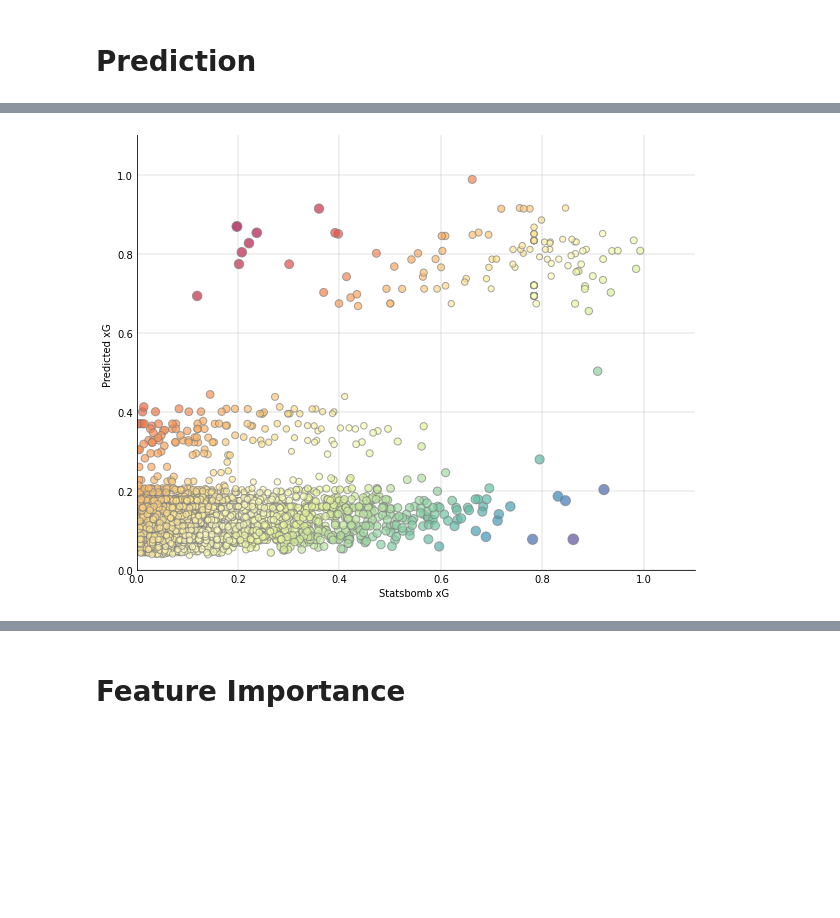
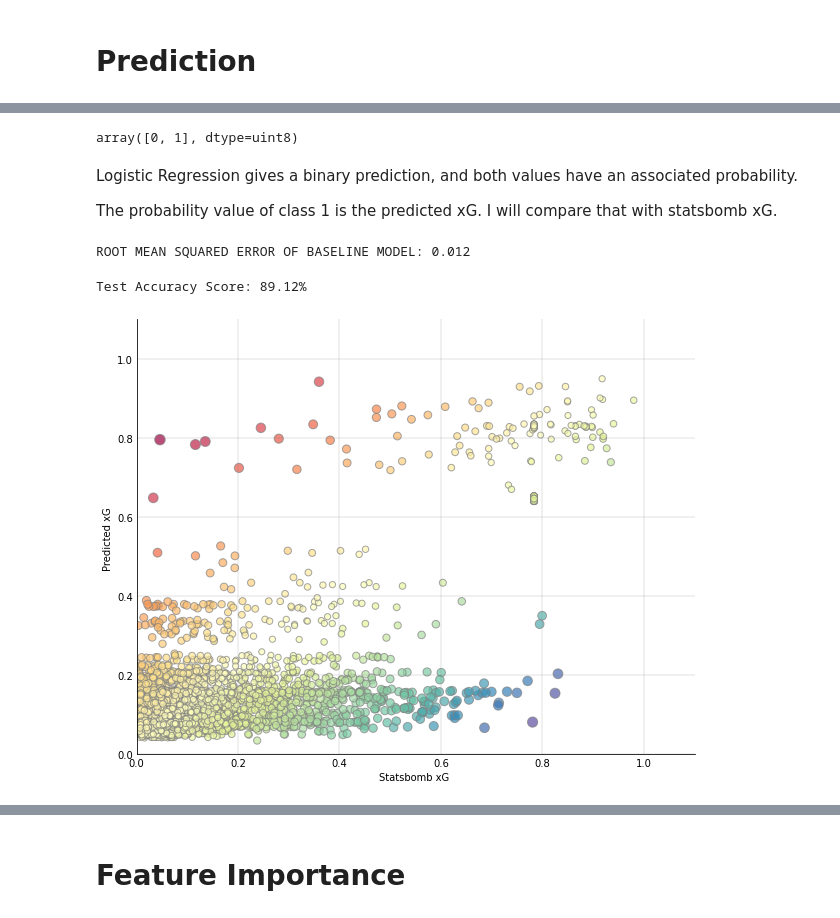
Before and after one commit to AnasKunda/aml_project, a Jupyter notebook: baseline_model_notebook.ipynb, the cells around one changed output, grey strips where cells are left out. Cells and saved outputs as stored; diff of their text form; code cells hidden in the pictures; blank space fills up the shorter version.

Commit message:
Added files with output values.
Earlier the output values were not visible.

```diff
--- a/baseline_model_notebook.ipynb
+++ b/baseline_model_notebook.ipynb
@@ -144,0 +126,15 @@ error = np.subtract(
+# %%
+''' Making prediction on test set.
+
+Variables:-
+baseline - sklearn.linear_model.LogisticRegression object - baseline model
+dependent_test - test set of dependent variables
+'''
+predictions = baseline.predict(dependent_test.drop(['statsbomb_xg','event_id'],axis=1))
+np.unique(predictions)
+# %% [output]
+array([0, 1], dtype=uint8)
+# %% [markdown]
+Logistic Regression gives a binary prediction, and both values have an associated probability.
+
+The probability value of class 1 is the predicted xG. I will compare that with statsbomb xG.
@@ -145,25 +149,61 @@ error = np.subtract(
+# %%
+''' Measureing root mean squared error.
+    Notice that I am finding error of numerical values. Hence RMSE is used.
+
+    Variables:-
+    dependent_test - Series - test set of dependent variables
+    test_xG - Numpy array - predicted xG value
+'''
+rmse = metrics.mean_squared_error(y_true=dependent_test.drop(['event_id'],axis=1)['statsbomb_xg'], y_pred=test_xG, squared=False)
+print(f'ROOT MEAN SQUARED ERROR OF BASELINE MODEL: {round(rmse, 4)}')
+# %% [output]
+ROOT MEAN SQUARED ERROR OF BASELINE MODEL: 0.012
+# %%
+''' Checking the classification accuracy of baseline model.
+    Here, the binary output is compared against goal_True target variable in test set
+
+    Variables:-
+    baseline - sklearn.linear_model.LogisticRegression object - baseline model
+    dependent_test - Series - test set of dependent variables
+'''
+score = baseline.score(X=dependent_test.drop(['statsbomb_xg','event_id'],axis=1), y=target_test)
+print(f"Test Accuracy Score: {round(score*100,2)}%")
+# %% [output]
+Test Accuracy Score: 89.12%
 # %%
+''' Plotting predicted xG versus statsbomb xG.
+
+    Variables:-
+    dependent_test - Series - test set of dependent variables
+    test_xG - Numpy array - predicted xG value
+
+'''
+# calculating error between statsbomb_xg and predicted xg
+error = np.subtract(
+    dependent_test['statsbomb_xg'],
+    test_xG
+)
 
 plt.figure(figsize=(10,8))
 plt.xlim(0,1.1)
 plt.ylim(0,1.1)
 plt.grid(
     color='gray',
     alpha=0.15,
     linewidth=1.5
 )
 g=plt.scatter(
     dependent_test['statsbomb_xg'],
     test_xG,
     s=(plt.rcParams['lines.markersize'] * (1+np.absolute(error))) ** 2,
     c=error,
     alpha=0.7,
     edgecolors='gray',
     cmap='Spectral'
 )
 g.axes.set_xlabel('Statsbomb xG ')
 g.axes.set_ylabel('Predicted xG ')
 g.axes.spines[['right', 'top']].set_visible(False)
-g.axes.tick_params(axis=u'both', which=u'both',length=0) # Credit: https://stackoverflow.com/questions/29988241/hide-ticks-but-show-tick-labels
+g.axes.tick_params(axis=u'both', which=u'both',length=0) # taken from: https://stackoverflow.com/questions/29988241/hide-ticks-but-show-tick-labels
 # %% [output]
-[figure, old version]
+[figure, new version]
```
Also changed, not shown: parts of 37 cells of this notebook, 3 other files.
